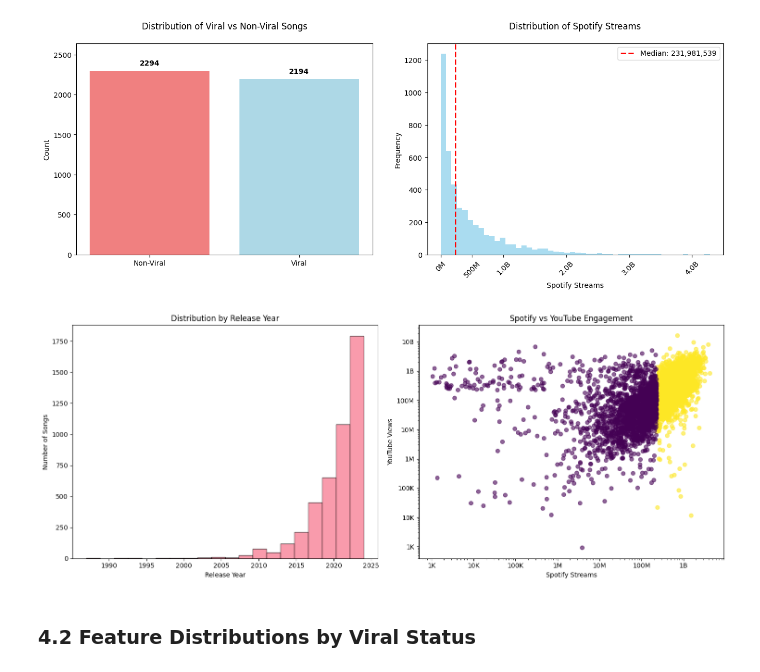
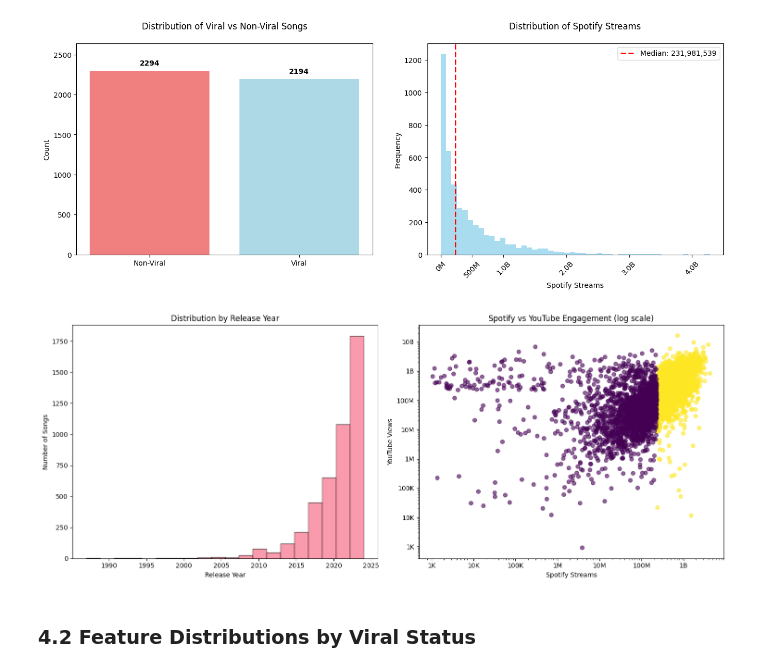
Before and after one commit to UCSF-DataSci/final-project-adeydebor, a Jupyter notebook: viral_song_analysis.ipynb, the cells around one changed output. Cells and saved outputs as stored; diff of their text form; code cells hidden in the pictures.

```diff
--- a/viral_song_analysis.ipynb
+++ b/viral_song_analysis.ipynb
@@ -469,35 +469,35 @@ axes[0].set_ylabel('Number of Songs')
 
 # Cross-platform engagement with log scale and readable labels
 mask = (df['Spotify Streams'].notna()) & (df['YouTube Views'].notna()) & \
        (df['Spotify Streams'] > 0) & (df['YouTube Views'] > 0)
 
 axes[1].scatter(df.loc[mask, 'Spotify Streams'],
                 df.loc[mask, 'YouTube Views'],
                 alpha=0.6, c=df.loc[mask, 'viral'], cmap='viridis')
 axes[1].set_xscale('log')
 axes[1].set_yscale('log')
-axes[1].set_title('Spotify vs YouTube Engagement')
+axes[1].set_title('Spotify vs YouTube Engagement (log scale)')
 axes[1].set_xlabel('Spotify Streams')
 axes[1].set_ylabel('YouTube Views')
 
 # Add readable tick labels
 def format_ticks(x, p):
     if x >= 1e9:
         return f'{x/1e9:.0f}B'
     elif x >= 1e6:
         return f'{x/1e6:.0f}M'
     elif x >= 1e3:
         return f'{x/1e3:.0f}K'
     else:
         return f'{x:.0f}'
 
 axes[1].xaxis.set_major_formatter(plt.FuncFormatter(format_ticks))
 axes[1].yaxis.set_major_formatter(plt.FuncFormatter(format_ticks))
 
 plt.tight_layout()
 plt.show()
 # %% [output]
-[figure, old version]
+[figure, new version]
 # %% [markdown]
 ### 4.2 Feature Distributions by Viral Status
 # %%
```
Also changed, not shown: parts of 2 cells of this notebook.
